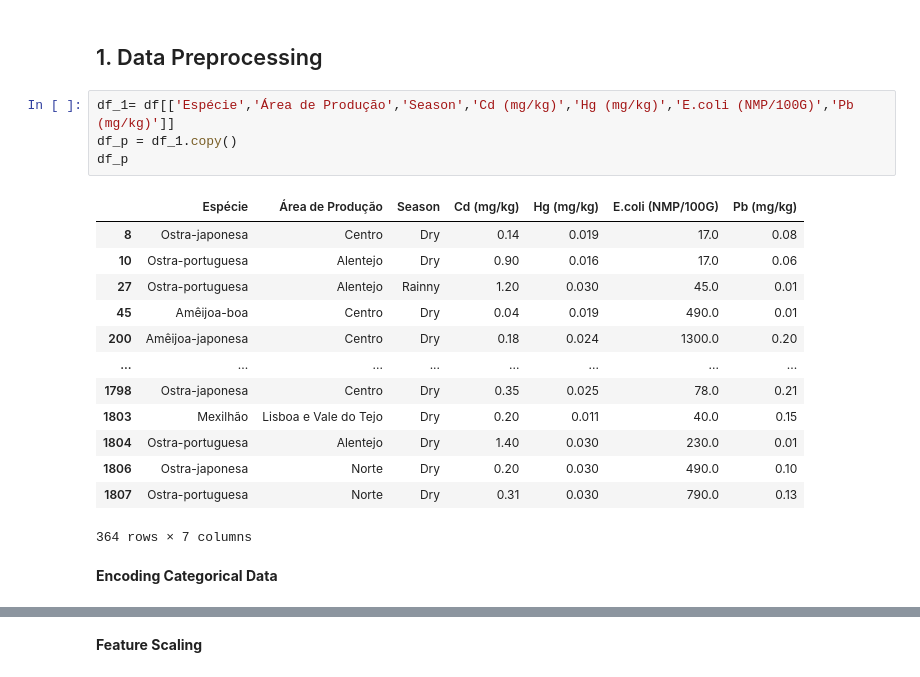
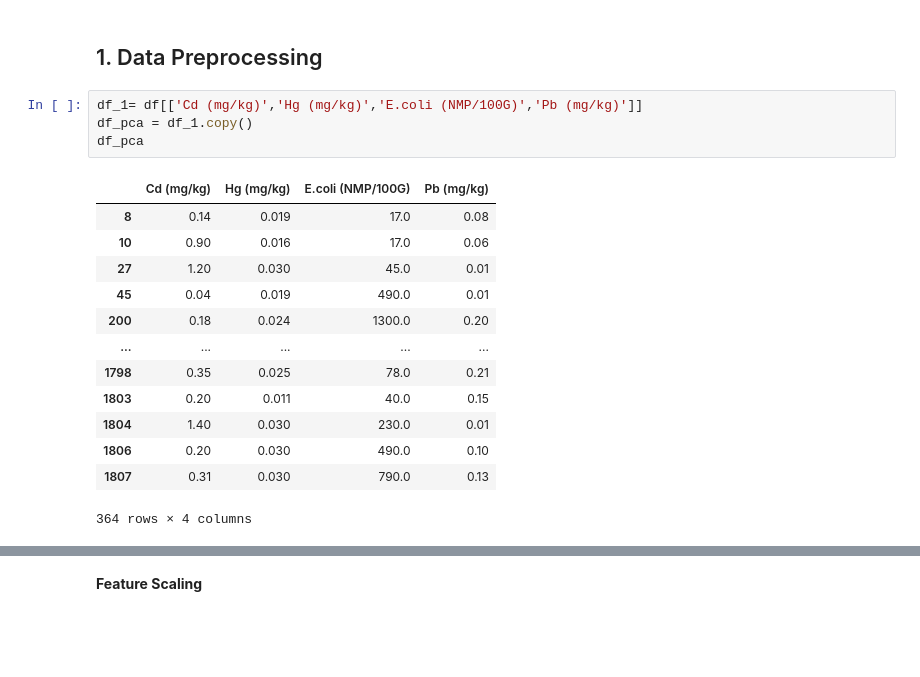
Before and after one commit to RafaelVieira13/PCA_TESE, a Jupyter notebook: Final_PCA_Analysis.ipynb, the cells around one changed output, grey strips where cells are left out. Cells and saved outputs as stored; diff of their text form; blank space fills up the shorter version.

```diff
--- a/Final_PCA_Analysis.ipynb
+++ b/Final_PCA_Analysis.ipynb
@@ -196,22 +197,20 @@ Let´s only use numerical data in order to perform the pca
 # %% [markdown]
 ## 1. Data Preprocessing
 # %%
-df_1= df[['Espécie','Área de Produção','Season','Cd (mg/kg)','Hg (mg/kg)','E.coli (NMP/100G)','Pb (mg/kg)']]
-df_p = df_1.copy()
-df_p
+df_1= df[['Cd (mg/kg)','Hg (mg/kg)','E.coli (NMP/100G)','Pb (mg/kg)']]
+df_pca = df_1.copy()
+df_pca
 # %% [output]
-|  | Espécie | Área de Produção | Season | Cd (mg/kg) | Hg (mg/kg) | E.coli (NMP/100G) | Pb (mg/kg) |
-| 8 | Ostra-japonesa | Centro | Dry | 0.14 | 0.019 | 17.0 | 0.08 |
-| 10 | Ostra-portuguesa | Alentejo | Dry | 0.90 | 0.016 | 17.0 | 0.06 |
-| 27 | Ostra-portuguesa | Alentejo | Rainny | 1.20 | 0.030 | 45.0 | 0.01 |
-| 45 | Amêijoa-boa | Centro | Dry | 0.04 | 0.019 | 490.0 | 0.01 |
-| 200 | Amêijoa-japonesa | Centro | Dry | 0.18 | 0.024 | 1300.0 | 0.20 |
-| ... | ... | ... | ... | ... | ... | ... | ... |
-| 1798 | Ostra-japonesa | Centro | Dry | 0.35 | 0.025 | 78.0 | 0.21 |
-| 1803 | Mexilhão | Lisboa e Vale do Tejo | Dry | 0.20 | 0.011 | 40.0 | 0.15 |
-| 1804 | Ostra-portuguesa | Alentejo | Dry | 1.40 | 0.030 | 230.0 | 0.01 |
-| 1806 | Ostra-japonesa | Norte | Dry | 0.20 | 0.030 | 490.0 | 0.10 |
-| 1807 | Ostra-portuguesa | Norte | Dry | 0.31 | 0.030 | 790.0 | 0.13 |
+|  | Cd (mg/kg) | Hg (mg/kg) | E.coli (NMP/100G) | Pb (mg/kg) |
+| 8 | 0.14 | 0.019 | 17.0 | 0.08 |
+| 10 | 0.90 | 0.016 | 17.0 | 0.06 |
+| 27 | 1.20 | 0.030 | 45.0 | 0.01 |
+| 45 | 0.04 | 0.019 | 490.0 | 0.01 |
+| 200 | 0.18 | 0.024 | 1300.0 | 0.20 |
+| ... | ... | ... | ... | ... |
+| 1798 | 0.35 | 0.025 | 78.0 | 0.21 |
+| 1803 | 0.20 | 0.011 | 40.0 | 0.15 |
+| 1804 | 1.40 | 0.030 | 230.0 | 0.01 |
+| 1806 | 0.20 | 0.030 | 490.0 | 0.10 |
+| 1807 | 0.31 | 0.030 | 790.0 | 0.13 |
-364 rows × 7 columns
+364 rows × 4 columns
-# %% [markdown]
-__Encoding Categorical Data__
```
Also changed, not shown: parts of 20 cells of this notebook.
